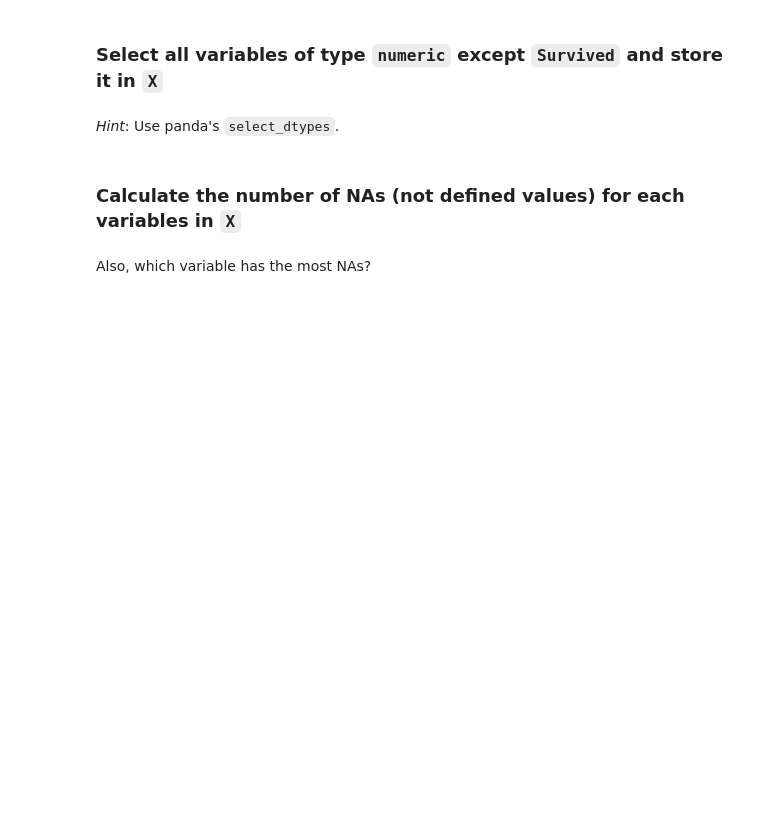
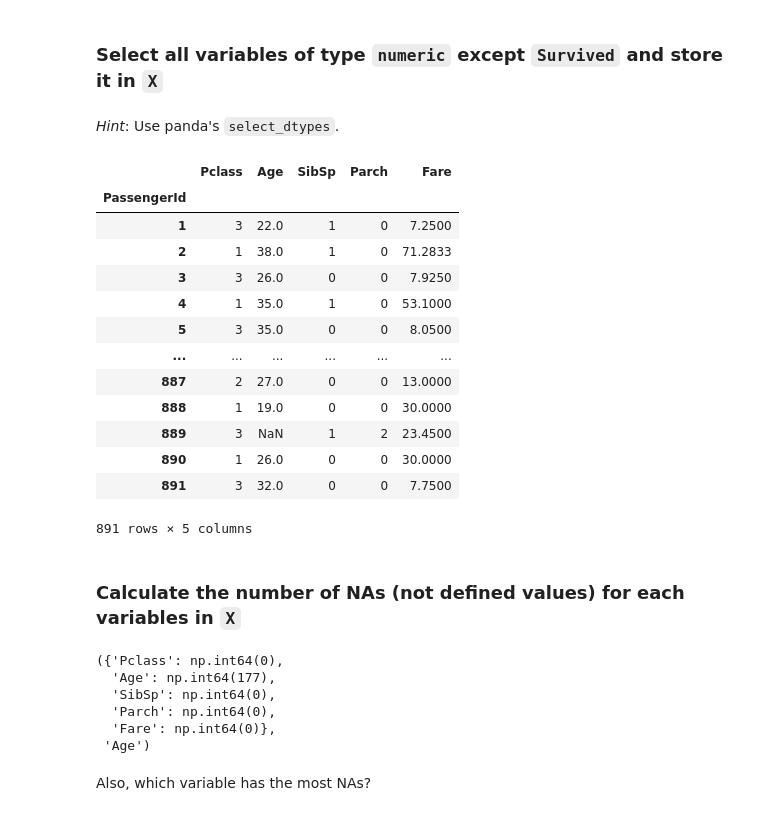
Before and after one commit to krueg-lars-web/DataSciene, a Jupyter notebook: colab/exercise_01/intro-to-python_tasks.ipynb, the cells around one changed output. Drawn from its saved outputs; the diff is of its cells as text; code cells hidden in the pictures; blank space fills up the shorter version.

```diff
--- a/colab/exercise_01/intro-to-python_tasks.ipynb
+++ b/colab/exercise_01/intro-to-python_tasks.ipynb
@@ -239,8 +388,40 @@ print("Path to dataset files:", path)
 ### Select all variables of type `numeric` except `Survived` and store it in `X`
 # %% [markdown]
 *Hint*: Use panda's `select_dtypes`.
+# %%
+x = titanic.select_dtypes("number").drop(columns='Survived')
+x
+# %% [output]
+|  | Pclass | Age | SibSp | Parch | Fare |
+| PassengerId |  |  |  |  |  |
+| 1 | 3 | 22.0 | 1 | 0 | 7.2500 |
+| 2 | 1 | 38.0 | 1 | 0 | 71.2833 |
+| 3 | 3 | 26.0 | 0 | 0 | 7.9250 |
+| 4 | 1 | 35.0 | 1 | 0 | 53.1000 |
+| 5 | 3 | 35.0 | 0 | 0 | 8.0500 |
+| ... | ... | ... | ... | ... | ... |
+| 887 | 2 | 27.0 | 0 | 0 | 13.0000 |
+| 888 | 1 | 19.0 | 0 | 0 | 30.0000 |
+| 889 | 3 | NaN | 1 | 2 | 23.4500 |
+| 890 | 1 | 26.0 | 0 | 0 | 30.0000 |
+| 891 | 3 | 32.0 | 0 | 0 | 7.7500 |
+891 rows × 5 columns
 # %% [markdown]
 ### Calculate the number of NAs (not defined values) for each variables in `X`
+# %%
+a = {}
+for k in x.columns:
+  a[k] = pd.isna(x[k]).sum()
+#print(a)
+
+a, max(a,key=a.get)
+# %% [output]
+({'Pclass': np.int64(0),
+  'Age': np.int64(177),
+  'SibSp': np.int64(0),
+  'Parch': np.int64(0),
+  'Fare': np.int64(0)},
+ 'Age')
 # %% [markdown]
 Also, which variable has the most NAs?
 # %% [markdown]
```
Also changed, not shown: parts of 13 cells of this notebook.
